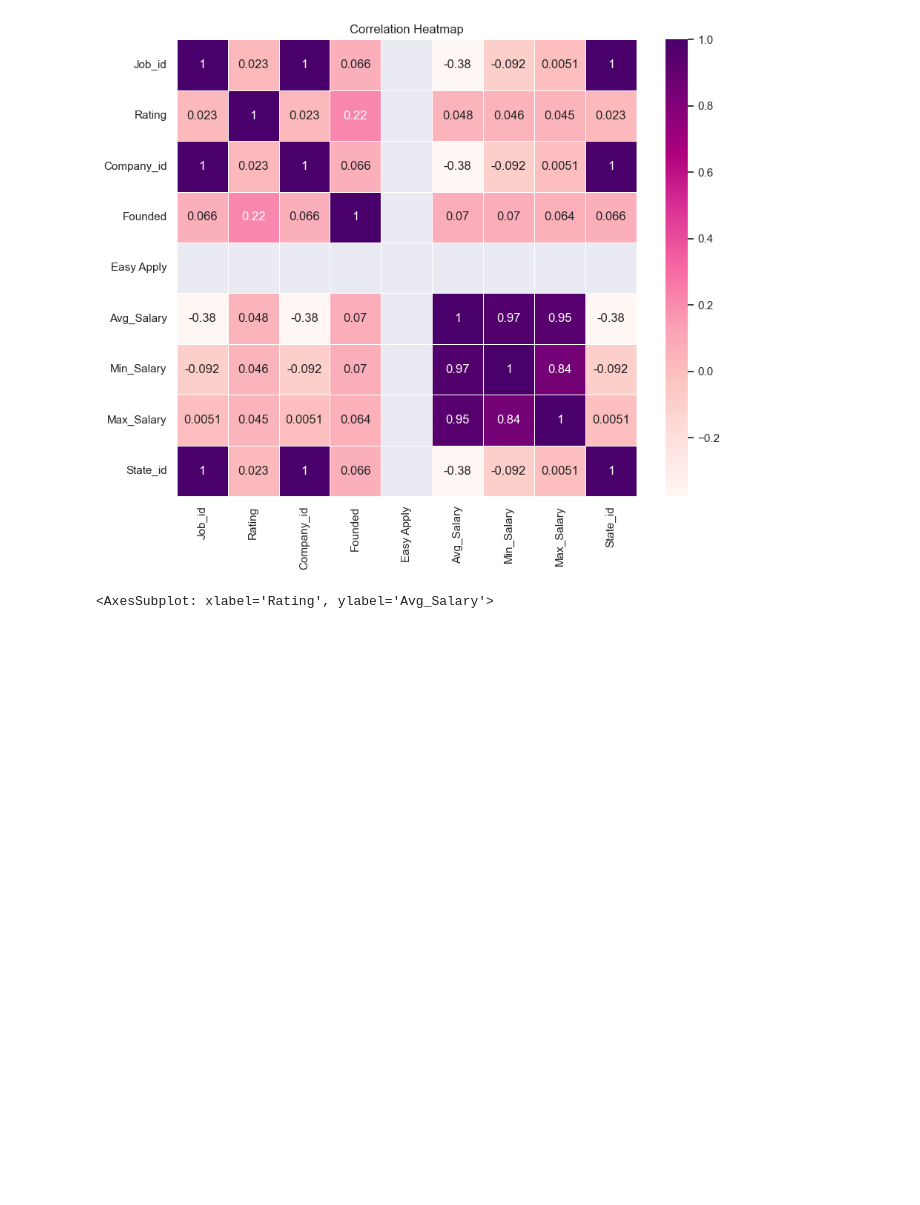
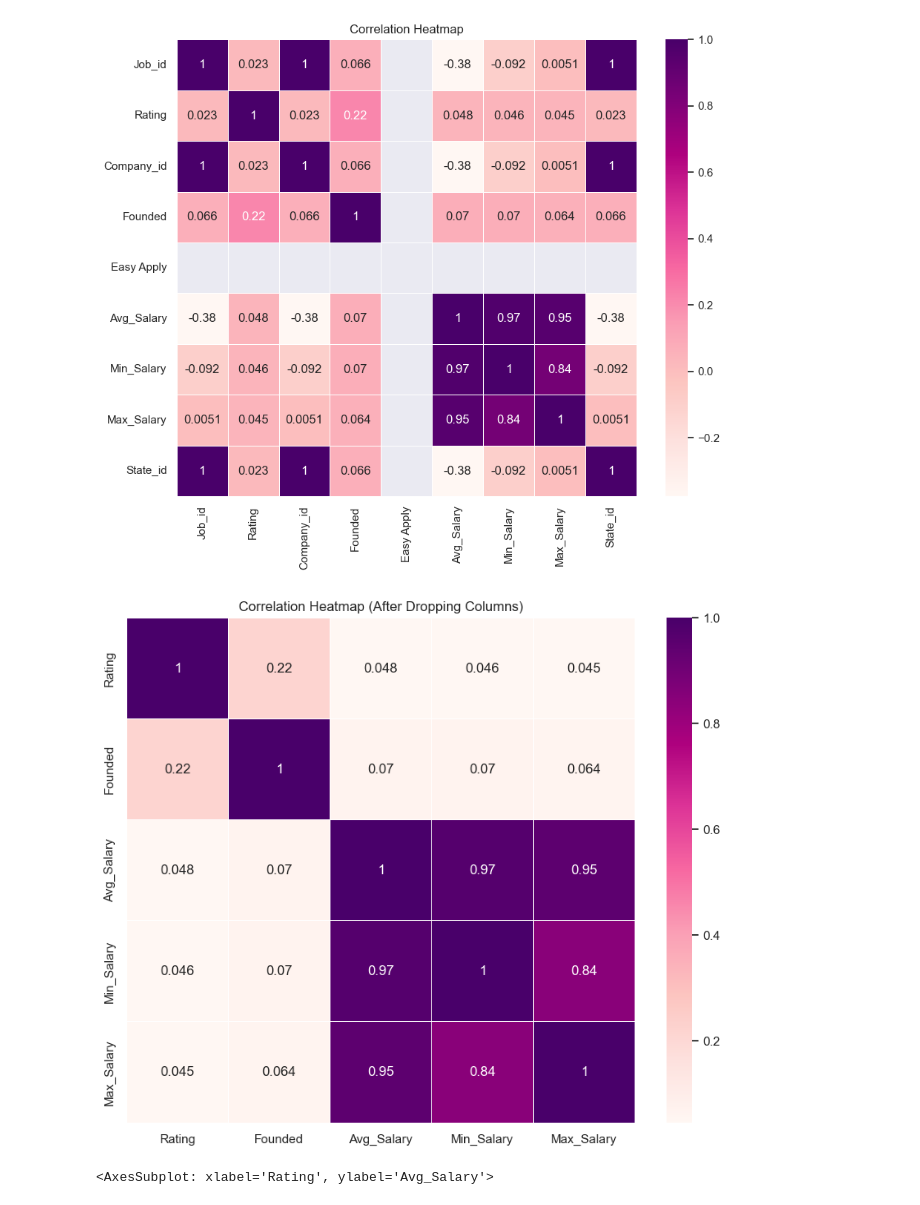
Before and after one commit to tsbarry/The_Job_Market, a Jupyter notebook: edaa.ipynb, the cells around one changed output. Cells and saved outputs as stored; diff of their text form; code cells hidden in the pictures; blank space fills up the shorter version.

```diff
--- a/edaa.ipynb
+++ b/edaa.ipynb
@@ -181,6 +181,29 @@ plt.title('Correlation Heatmap')
 plt.show()
 # %% [output]
 [figure]
+# %%
+
+newdf=pd.read_csv('data/clean_data.csv')
+# Drop columns job_id and company_id from  DF
+columns_to_drop = ['Job_id', 'Company_id', 'Easy Apply', 'State_id']
+modified_df = newdf.drop(columns_to_drop, axis=1)
+
+# Calculate the correlation matrix
+correlation_matrix = modified_df.corr()
+
+# Create the correlation heatmap
+plt.figure(figsize=(10, 8))
+
+# Customize the heatmap using seaborn
+sns.heatmap(correlation_matrix, annot=True, cmap='RdPu', linewidths=0.5)
+
+# Add a title
+plt.title('Correlation Heatmap (After Dropping Columns)')
+
+# Display the plot
+plt.show()
+# %% [output]
+[figure, added]
 # %%
 sns.scatterplot(data=df, y="Avg_Salary", x="Rating", color= "#FF69B4")
 # %% [output]
```
Also changed, not shown: parts of 2 cells of this notebook, 1 other file.
